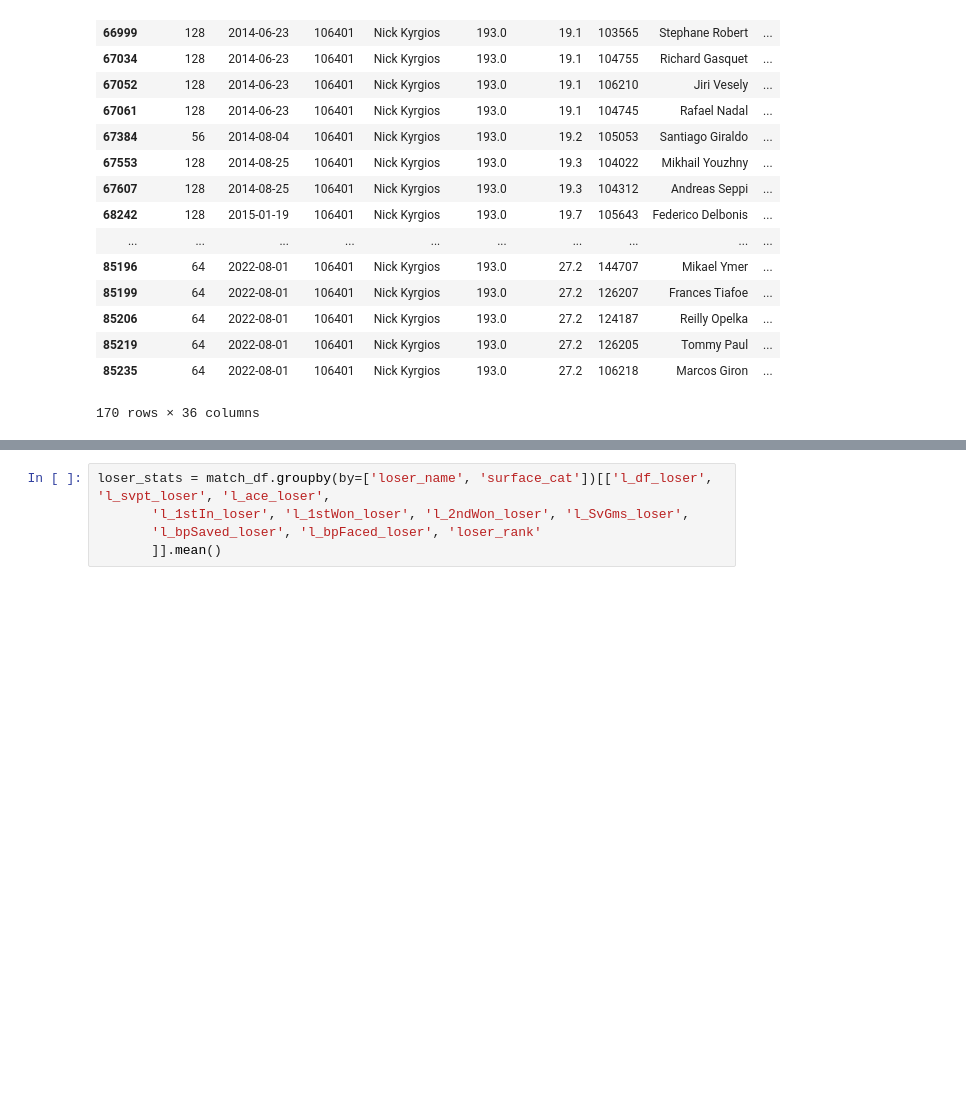
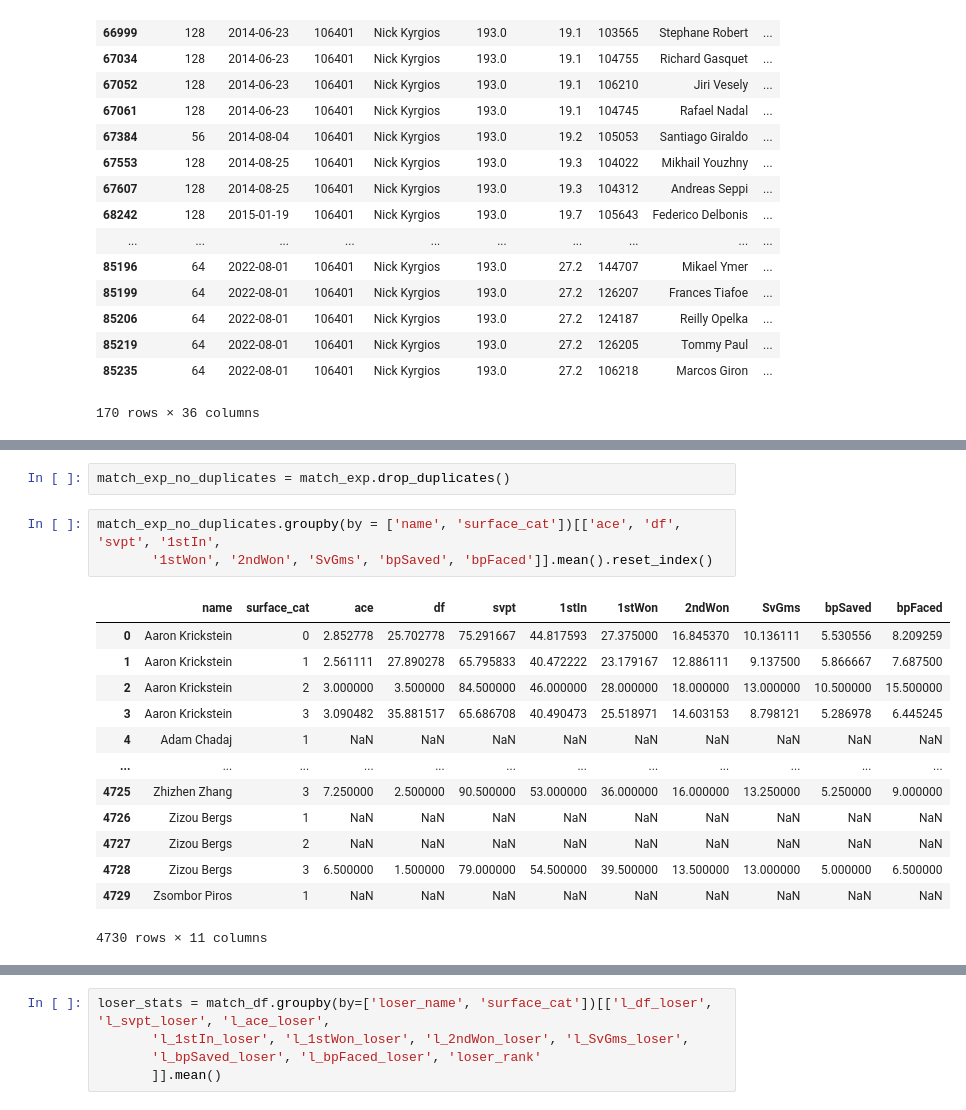
Before and after one commit to elingles1/ATP_Predictions, a Jupyter notebook: Take_3.ipynb, the cells around one changed output, grey strips where cells are left out. Cells and saved outputs as stored; diff of their text form; blank space fills up the shorter version.

```diff
--- a/Take_3.ipynb
+++ b/Take_3.ipynb
@@ -882,0 +1077,19 @@ match_df.loc[match_df['winner_name'] == 'Nick Kyrgios']
+# %%
+match_exp_no_duplicates = match_exp.drop_duplicates()
+# %%
+match_exp_no_duplicates.groupby(by = ['name', 'surface_cat'])[['ace', 'df', 'svpt', '1stIn',
+       '1stWon', '2ndWon', 'SvGms', 'bpSaved', 'bpFaced']].mean().reset_index()
+# %% [output]
+|  | name | surface_cat | ace | df | svpt | 1stIn | 1stWon | 2ndWon | SvGms | bpSaved | bpFaced |
+| 0 | Aaron Krickstein | 0 | 2.852778 | 25.702778 | 75.291667 | 44.817593 | 27.375000 | 16.845370 | 10.136111 | 5.530556 | 8.209259 |
+| 1 | Aaron Krickstein | 1 | 2.561111 | 27.890278 | 65.795833 | 40.472222 | 23.179167 | 12.886111 | 9.137500 | 5.866667 | 7.687500 |
+| 2 | Aaron Krickstein | 2 | 3.000000 | 3.500000 | 84.500000 | 46.000000 | 28.000000 | 18.000000 | 13.000000 | 10.500000 | 15.500000 |
+| 3 | Aaron Krickstein | 3 | 3.090482 | 35.881517 | 65.686708 | 40.490473 | 25.518971 | 14.603153 | 8.798121 | 5.286978 | 6.445245 |
+| 4 | Adam Chadaj | 1 | NaN | NaN | NaN | NaN | NaN | NaN | NaN | NaN | NaN |
+| ... | ... | ... | ... | ... | ... | ... | ... | ... | ... | ... | ... |
+| 4725 | Zhizhen Zhang | 3 | 7.250000 | 2.500000 | 90.500000 | 53.000000 | 36.000000 | 16.000000 | 13.250000 | 5.250000 | 9.000000 |
+| 4726 | Zizou Bergs | 1 | NaN | NaN | NaN | NaN | NaN | NaN | NaN | NaN | NaN |
+| 4727 | Zizou Bergs | 2 | NaN | NaN | NaN | NaN | NaN | NaN | NaN | NaN | NaN |
+| 4728 | Zizou Bergs | 3 | 6.500000 | 1.500000 | 79.000000 | 54.500000 | 39.500000 | 13.500000 | 13.000000 | 5.000000 | 6.500000 |
+| 4729 | Zsombor Piros | 1 | NaN | NaN | NaN | NaN | NaN | NaN | NaN | NaN | NaN |
+4730 rows × 11 columns
```
Also changed, not shown: parts of 69 cells of this notebook.
